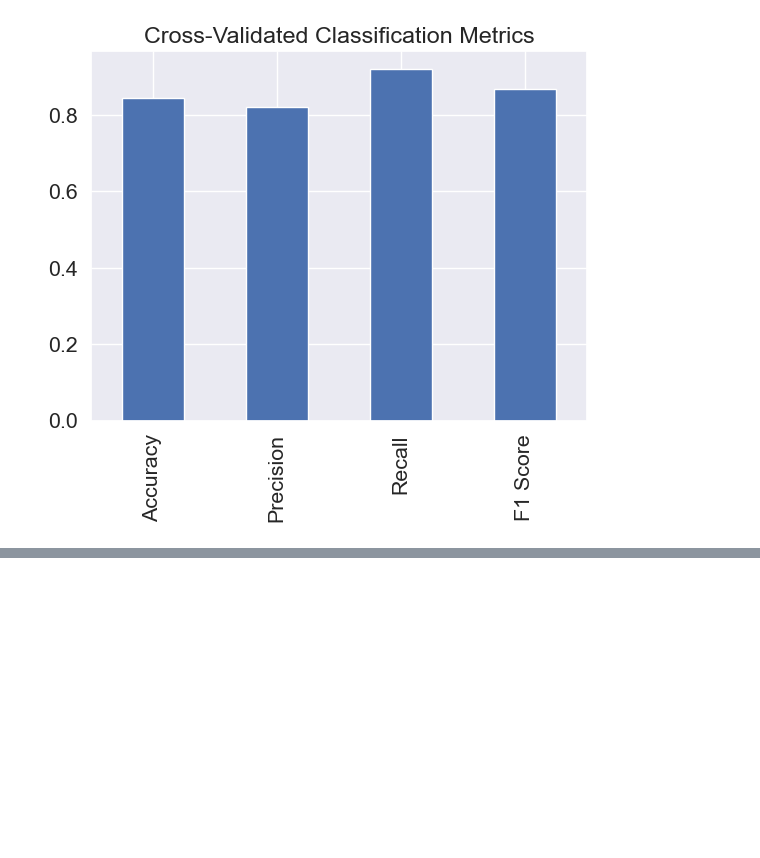
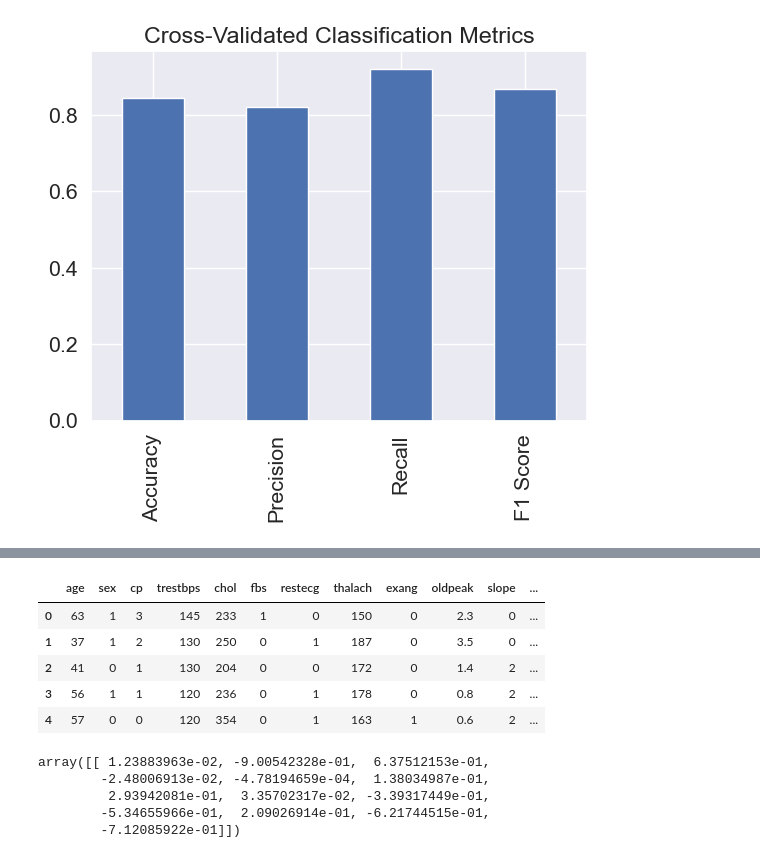
Before and after one commit to rifatahsanpul0k/heart_desease_data_analysis, a Jupyter notebook: hello.ipynb, the cells around one changed output, grey strips where cells are left out. Drawn from its saved outputs; the diff is of its cells as text; code cells hidden in the pictures; blank space fills up the shorter version.

```diff
--- a/hello.ipynb
+++ b/hello.ipynb
@@ -733,0 +734,22 @@ cv_metrics.T.plot.bar(title='Cross-Validated Classification Metrics', legend=Fal
+# %%
+#fit an instance of logistic regression
+clf = LogisticRegression(C=0.20433597178569418,
+                         solver='liblinear')
+clf.fit(X_train, y_train)
+df.head()
+# %% [output]
+|  | age | sex | cp | trestbps | chol | fbs | restecg | thalach | exang | oldpeak | slope | ... |
+| 0 | 63 | 1 | 3 | 145 | 233 | 1 | 0 | 150 | 0 | 2.3 | 0 | ... |
+| 1 | 37 | 1 | 2 | 130 | 250 | 0 | 1 | 187 | 0 | 3.5 | 0 | ... |
+| 2 | 41 | 0 | 1 | 130 | 204 | 0 | 0 | 172 | 0 | 1.4 | 2 | ... |
+| 3 | 56 | 1 | 1 | 120 | 236 | 0 | 1 | 178 | 0 | 0.8 | 2 | ... |
+| 4 | 57 | 0 | 0 | 120 | 354 | 0 | 1 | 163 | 1 | 0.6 | 2 | ... |
+# %%
+#check coef_
+clf.coef_
+# %% [output]
+array([[ 1.23883963e-02, -9.00542328e-01,  6.37512153e-01,
+        -2.48006913e-02, -4.78194659e-04,  1.38034987e-01,
+         2.93942081e-01,  3.35702317e-02, -3.39317449e-01,
+        -5.34655966e-01,  2.09026914e-01, -6.21744515e-01,
+        -7.12085922e-01]])
```
Also changed, not shown: parts of 4 cells of this notebook.
